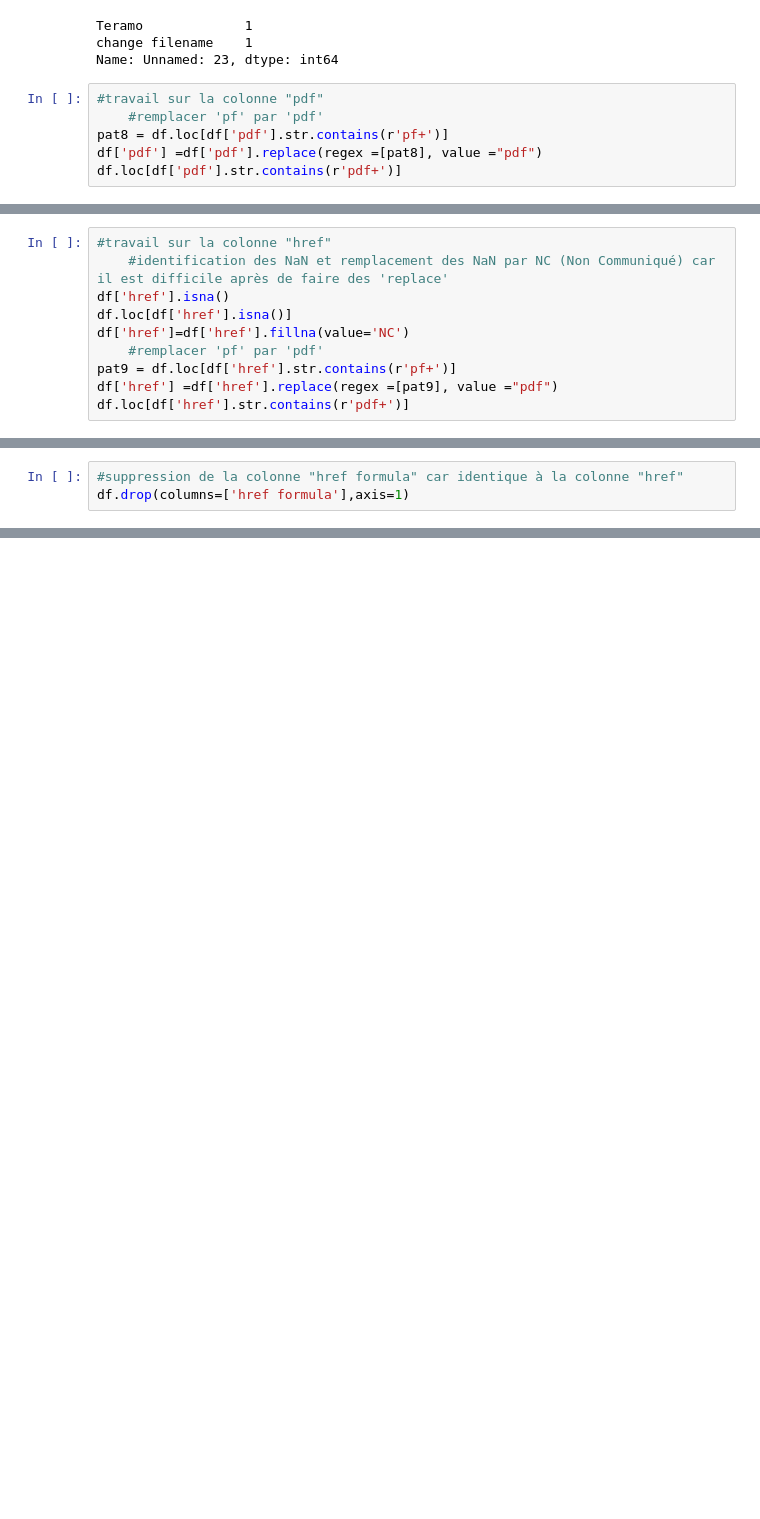
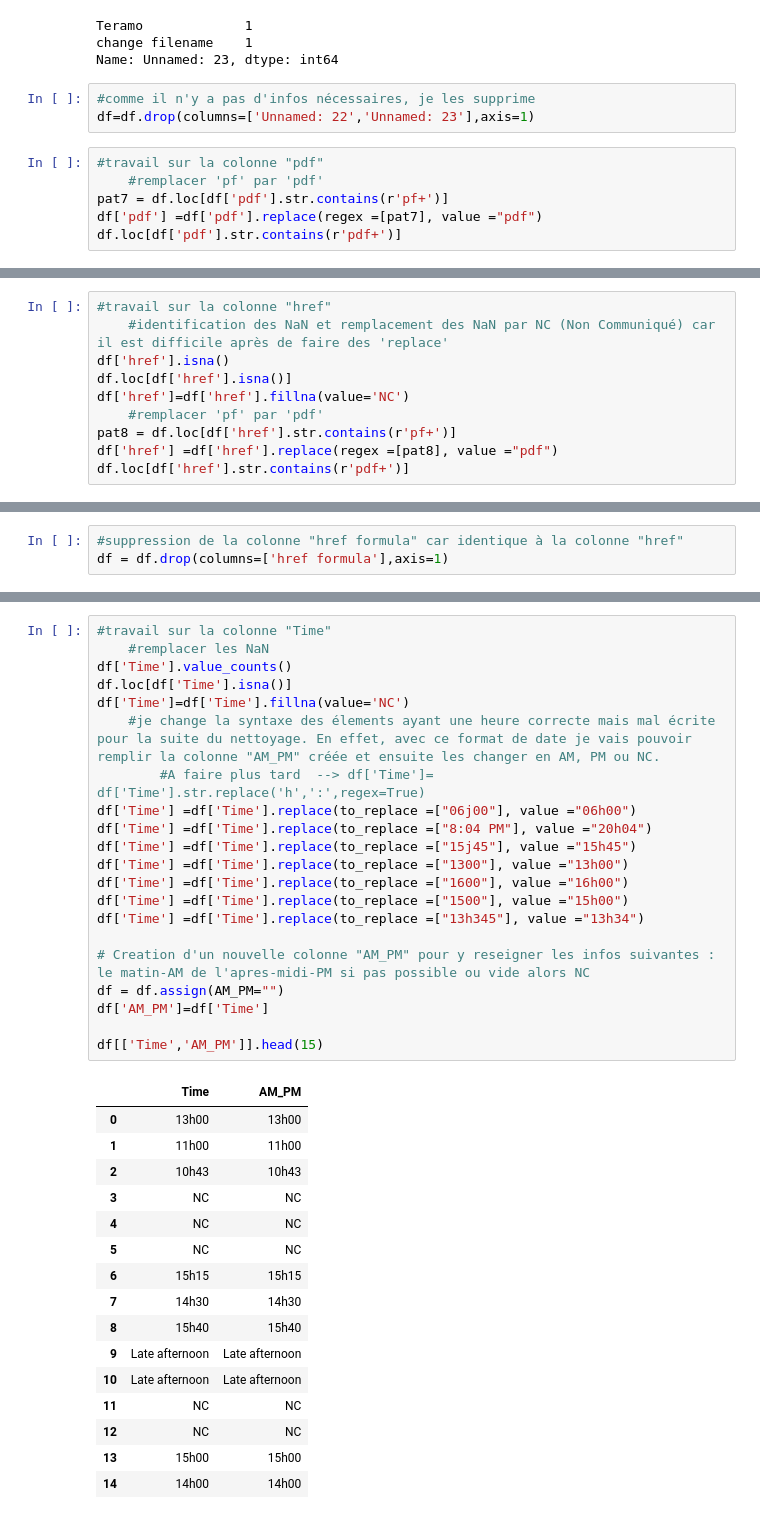
Before and after one commit to sandrineh/data-labs, a Jupyter notebook: module-1/pandas-project/your-code/Main.ipynb, the cells around one changed output, grey strips where cells are left out. Saved outputs shown, nothing was run; the diff lists cells and outputs as text; blank space fills up the shorter version.

```diff
--- a/module-1/pandas-project/your-code/Main.ipynb
+++ b/module-1/pandas-project/your-code/Main.ipynb
@@ -360,11 +351,14 @@ df['Unnamed: 23'].value_counts()
 Teramo             1
 change filename    1
 Name: Unnamed: 23, dtype: int64
+# %%
+#comme il n'y a pas d'infos nécessaires, je les supprime
+df=df.drop(columns=['Unnamed: 22','Unnamed: 23'],axis=1)
 # %%
 #travail sur la colonne "pdf"
     #remplacer 'pf' par 'pdf'
-pat8 = df.loc[df['pdf'].str.contains(r'pf+')]
-df['pdf'] =df['pdf'].replace(regex =[pat8], value ="pdf")
+pat7 = df.loc[df['pdf'].str.contains(r'pf+')]
+df['pdf'] =df['pdf'].replace(regex =[pat7], value ="pdf")
 df.loc[df['pdf'].str.contains(r'pdf+')]
 # %% [output]
 |  | Case Number | Date | Year | Type | Country | Area | Location | Activity | Name | Sex | ... |
@@ -392,8 +386,8 @@ df['href'].isna()
 df.loc[df['href'].isna()]
 df['href']=df['href'].fillna(value='NC')
     #remplacer 'pf' par 'pdf'
-pat9 = df.loc[df['href'].str.contains(r'pf+')]
-df['href'] =df['href'].replace(regex =[pat9], value ="pdf")
+pat8 = df.loc[df['href'].str.contains(r'pf+')]
+df['href'] =df['href'].replace(regex =[pat8], value ="pdf")
 df.loc[df['href'].str.contains(r'pdf+')]
 # %% [output]
 |  | Case Number | Date | Year | Type | Country | Area | Location | Activity | Name | Sex | ... |
@@ -417,3 +411,3 @@ df.loc[df['href'].str.contains(r'pdf+')]
 # %%
 #suppression de la colonne "href formula" car identique à la colonne "href"
-df.drop(columns=['href formula'],axis=1)
+df = df.drop(columns=['href formula'],axis=1)
@@ -477,0 +414,38 @@ test
+# %%
+#travail sur la colonne "Time"
+    #remplacer les NaN
+df['Time'].value_counts()
+df.loc[df['Time'].isna()]
+df['Time']=df['Time'].fillna(value='NC')
+    #je change la syntaxe des élements ayant une heure correcte mais mal écrite pour la suite du nettoyage. En effet, avec ce format de date je vais pouvoir remplir la colonne "AM_PM" créée et ensuite les changer en AM, PM ou NC.
+        #A faire plus tard  --> df['Time']= df['Time'].str.replace('h',':',regex=True)
+df['Time'] =df['Time'].replace(to_replace =["06j00"], value ="06h00")
+df['Time'] =df['Time'].replace(to_replace =["8:04 PM"], value ="20h04")
+df['Time'] =df['Time'].replace(to_replace =["15j45"], value ="15h45")
+df['Time'] =df['Time'].replace(to_replace =["1300"], value ="13h00")
+df['Time'] =df['Time'].replace(to_replace =["1600"], value ="16h00")
+df['Time'] =df['Time'].replace(to_replace =["1500"], value ="15h00")
+df['Time'] =df['Time'].replace(to_replace =["13h345"], value ="13h34")
+
+# Creation d'un nouvelle colonne "AM_PM" pour y reseigner les infos suivantes : le matin-AM de l'apres-midi-PM si pas possible ou vide alors NC
+df = df.assign(AM_PM="")
+df['AM_PM']=df['Time']
+
+df[['Time','AM_PM']].head(15)
+# %% [output]
+|  | Time | AM_PM |
+| 0 | 13h00 | 13h00 |
+| 1 | 11h00 | 11h00 |
+| 2 | 10h43 | 10h43 |
+| 3 | NC | NC |
+| 4 | NC | NC |
+| 5 | NC | NC |
+| 6 | 15h15 | 15h15 |
+| 7 | 14h30 | 14h30 |
+| 8 | 15h40 | 15h40 |
+| 9 | Late afternoon | Late afternoon |
+| 10 | Late afternoon | Late afternoon |
+| 11 | NC | NC |
+| 12 | NC | NC |
+| 13 | 15h00 | 15h00 |
+| 14 | 14h00 | 14h00 |
```
Also changed, not shown: parts of 31 cells of this notebook, 1 other file.
